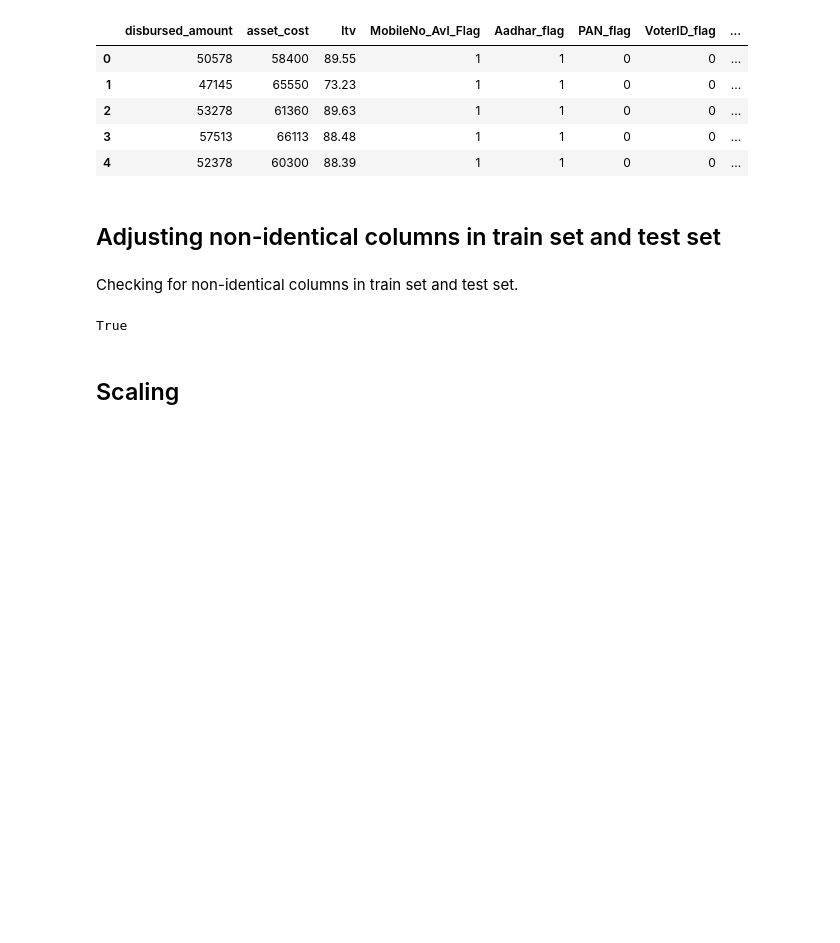
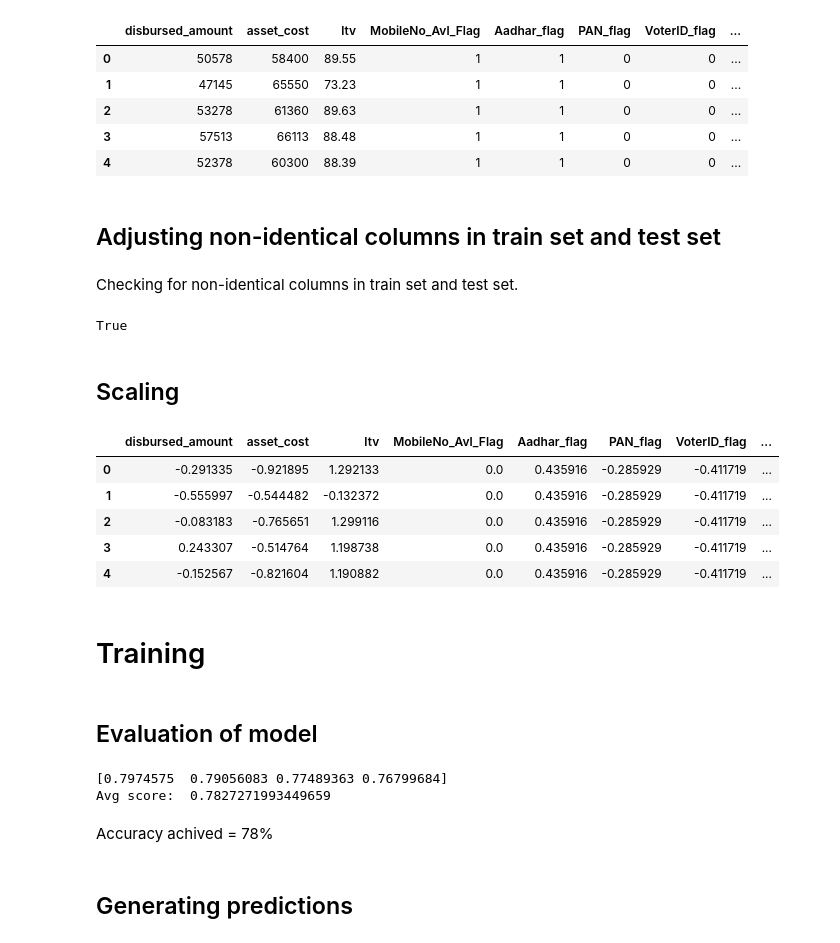
Before and after one commit to nav500/vehicle-loan-default-prediction, a Jupyter notebook: vehicle_loan_default_prediction.ipynb, the cells around one changed output. Drawn from its saved outputs; the diff is of its cells as text; code cells hidden in the pictures; blank space fills up the shorter version.

Commit message:
added standard scaling and model training using sgd classifier

```diff
--- a/vehicle_loan_default_prediction.ipynb
+++ b/vehicle_loan_default_prediction.ipynb
@@ -354,3 +354,48 @@ column_check(X_train, X_test)
 True
 # %% [markdown]
 ## Scaling
+# %%
+from sklearn.preprocessing import StandardScaler
+
+stscaler = StandardScaler()
+
+stscaler.fit(X_train)
+
+X_train_scaled = pd.DataFrame(stscaler.transform(X_train), index=X_train.index, columns=X_train.columns)
+X_test_scaled = pd.DataFrame(stscaler.transform(X_test), index=X_test.index, columns=X_test.columns)
+# %%
+X_train_scaled.head()
+# %% [output]
+|  | disbursed_amount | asset_cost | ltv | MobileNo_Avl_Flag | Aadhar_flag | PAN_flag | VoterID_flag | ... |
+| 0 | -0.291335 | -0.921895 | 1.292133 | 0.0 | 0.435916 | -0.285929 | -0.411719 | ... |
+| 1 | -0.555997 | -0.544482 | -0.132372 | 0.0 | 0.435916 | -0.285929 | -0.411719 | ... |
+| 2 | -0.083183 | -0.765651 | 1.299116 | 0.0 | 0.435916 | -0.285929 | -0.411719 | ... |
+| 3 | 0.243307 | -0.514764 | 1.198738 | 0.0 | 0.435916 | -0.285929 | -0.411719 | ... |
+| 4 | -0.152567 | -0.821604 | 1.190882 | 0.0 | 0.435916 | -0.285929 | -0.411719 | ... |
+# %% [markdown]
+# Training
+# %% [markdown]
+## Evaluation of model
+# %%
+from sklearn.model_selection import KFold
+from sklearn.linear_model import SGDClassifier
+import numpy as np
+
+kf = KFold(n_splits=4)
+sgd_model = SGDClassifier(random_state=2)
+result = []
+
+for train_idx, test_idx in kf.split(X_train_scaled):
+    sgd_model.fit(X_train_scaled.iloc[train_idx, :], Y_train.iloc[train_idx])
+    result.append(sgd_model.score(X_train_scaled.iloc[test_idx, :], Y_train.iloc[test_idx]))
+
+result = np.array(result)
+print(result)
+print("Avg score: ", result.mean())
+# %% [output]
+[0.7974575  0.79056083 0.77489363 0.76799684]
+Avg score:  0.7827271993449659
+# %% [markdown]
+Accuracy achived = 78%
+# %% [markdown]
+## Generating predictions
```
Also changed, not shown: parts of 3 cells of this notebook.
